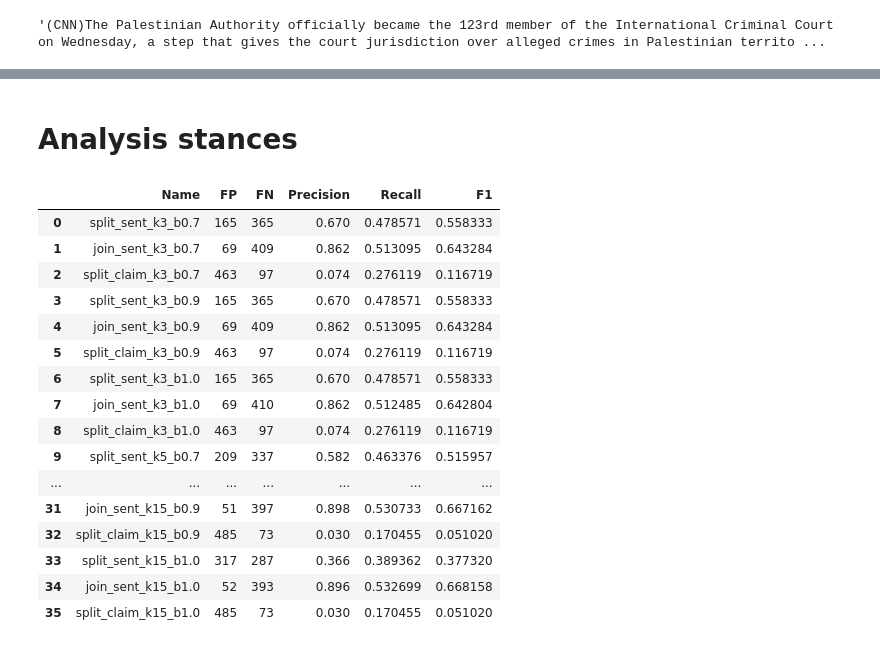
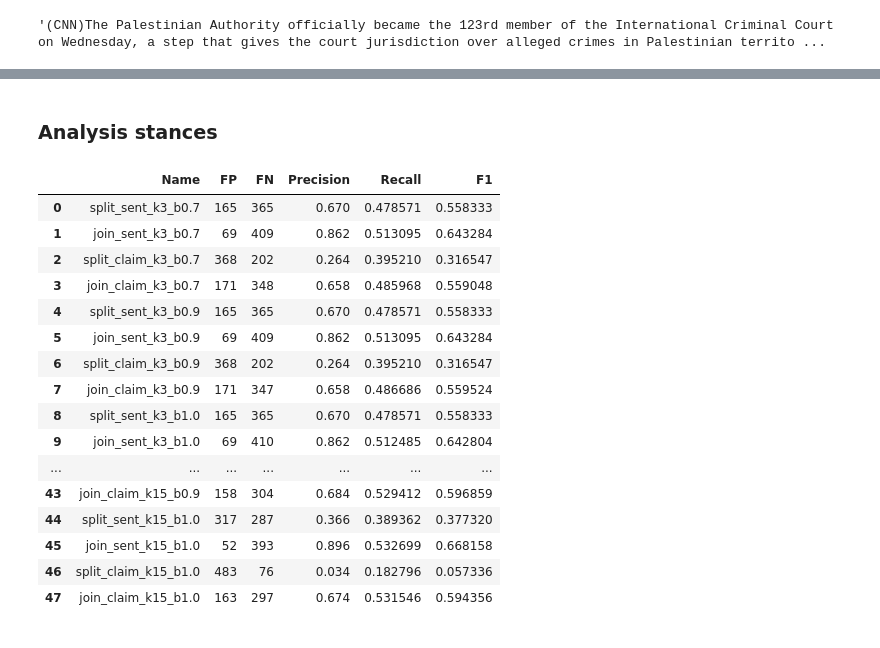
Before and after one commit to kevin-rn/Efficient-Fact-checking, a Jupyter notebook: fact_check.ipynb, the cells around one changed output, grey strips where cells are left out. Saved outputs shown, nothing was run; the diff lists cells and outputs as text; code cells hidden in the pictures.

Commit message:
Update fact-check to include split-up claim sentences

```diff
--- a/fact_check.ipynb
+++ b/fact_check.ipynb
@@ -134,23 +127,43 @@ sampled_df.to_csv(f'data/halueval/sample_df_{total_docs}.csv', index=False)
 # %%
 class KnnSearch:
     def __init__(self, emb_dim=384):
+        """
+          Initialize the KnnSearch class.
+          Parameters: emb_dim - The dimension of the embeddings used for similarity calculation. Default is 384 (sentence transformer dim).
+        """
         self.annoy = AnnoyIndex(384, metric="angular")
         self.model = SentenceTransformer('sentence-transformers/paraphrase-MiniLM-L6-v2')
         self.emb_dim = emb_dim
 
     def get_embeddings_for_data(self, data_ls):
+        """
+          Parameters: data_ls - A list of sentences or phrases.
+          Returns: An array of sentence embeddings.
+        """
         embeddings = self.model.encode(data_ls)
         return embeddings
 
     def standardize_normalize_cosine_similarities(self, cosine_similarities):
+        """
+          Parameters: cosine_similarities - An array of cosine similarity scores.
+          Returns: An array of standardized and normalized cosine similarity scores.
+        """
         cosine_sims_norm = (cosine_similarities - np.min(cosine_similarities)) / (np.max(cosine_similarities) - np.min(cosine_similarities))
         cosine_sims_norm = 0.5 + (cosine_sims_norm - np.mean(cosine_sims_norm)) / np.std(cosine_sims_norm)
         return cosine_sims_norm
 
     def max_normalize_cosine_similarities(self, cosine_similarities):
+        """
+          Parameters: cosine_similarities - An array of cosine similarity scores.
+          Returns: An array of max-normalized cosine similarity scores.
+        """
         return 1 / np.max(cosine_similarities) * cosine_similarities.squeeze(axis=1)
 
     def max_normalize_cosine_similarities_pairwise(self, cosine_similarities):
+        """
+          Parameters: cosine_similarities - An array of pairwise cosine similarity scores.
+          Returns: An array of max-normalized pairwise cosine similarity scores.
+        """
         cosine_sims_norm = np.copy(cosine_similarities)
         np.fill_diagonal(cosine_sims_norm, np.NaN)
         cosine_sims_norm = (cosine_similarities - np.nanmin(cosine_similarities, axis=0)) / (np.nanmax(cosine_similarities, axis=0) - np.nanmin(cosine_similarities, axis=0))
@@ -158,6 +171,18 @@ class KnnSearch:
         return cosine_sims_norm
 
     def get_top_nn_neighbours(self, df_name, df_input, df_index, claim, k, beta):
+        """
+          Retrieve the top N nearest neighbors for a given claim from a dataset.
+
+          Parameters:
+              df_name - The name of the dataset.
+              df_input - The input dataframe containing sentence data.
+              df_index - The index of the claim in the input dataframe.
+              claim - The claim for which to find nearest neighbors.
+              k - The number of nearest neighbors to retrieve.
+              beta - The weight parameter to balance text similarity and diversity (MMR).
+          Returns: A list of top-K nearest neighbor sentences.
+        """
         annoy_index = df_input['index'][df_index]
         self.annoy.load(f"data/{df_name}/annoy/{annoy_index}_{df_name}.annoy")
 
@@ -165,11 +190,7 @@ class KnnSearch:
         top_matches = self.annoy.get_nns_by_vector(new_emb, k)
         evidence_sentences =  [df_input["sentences"][df_index][i] for i in top_matches]
         evidence_embeddings = self.get_embeddings_for_data(evidence_sentences)
-        # top_sentences = []
-        # for idx, similarity in sorted(enumerate(text_sims[0]), key=lambda x: x[1], reverse=True):
-        #     if similarity > beta:
-        #       top_sentences.append(evidence_sentences[idx])
-        # return top_sentences
+        # top_sent = [evidence_sentences[idx] for idx, similarity in sorted(enumerate(text_sims[0]), key=lambda x: x[1], reverse=True) if similarity > beta]
 
         text_sims = cosine_similarity(evidence_embeddings,[new_emb]).tolist()
         candidate_sims = cosine_similarity(evidence_embeddings)
@@ -184,7 +205,6 @@ class KnnSearch:
         selected_data_indices.append(best_idx)
         unselected_data_indices.remove(best_idx)
 
-        # Select top N data
         for _ in range(min(data_len, k) - 1):
             unselected_data_distances_to_text = text_sims_norm[unselected_data_indices, :]
             unselected_data_distances_pairwise = phrase_sims_norm[unselected_data_indices][:,selected_data_indices]
@@ -192,7 +212,6 @@ class KnnSearch:
             if unselected_data_distances_pairwise.ndim == 1:
                 unselected_data_distances_pairwise = np.expand_dims(unselected_data_distances_pairwise, axis=1)
 
-            # find new candidate with MMR retrieval
             idx = int(np.argmax(beta * unselected_data_distances_to_text - (1 - beta) * np.max(unselected_data_distances_pairwise, axis=1).reshape(-1, 1)))
             best_idx = unselected_data_indices[idx]
 
@@ -303,8 +310,9 @@ Final label: refute
+# %% [markdown]
+### Analysis stances
 # %%
 k_vals = [3, 5, 10, 15]
 beta_vals = [0.7, 0.9, 1.0]
-fact_types = ['split_sent', 'join_sent']
-# fact_types = ['split_sent', 'join_sent', 'split_claim']
+fact_types = ['split_sent', 'join_sent', 'split_claim', 'join_claim']
 total_docs = 500
 
 df_basis = pd.read_csv(f'data/halueval/sample_df_{total_docs}.csv')
@@ -329,43 +337,41 @@ for fact_type in tqdm(fact_types, desc="Main Loop"):
 
       sampled_df.drop(columns=['sentences'], inplace=True)
       sampled_df.to_csv(f'results/halueval/sampled_{total_docs}/sampled_k{kv}_b{bv}_{fact_type}.csv', index=False)
-# %% [markdown]
-# Analysis stances
 # %%
 df_stances = pd.DataFrame(columns=['Name', 'FP', 'FN', 'Precision', 'Recall', 'F1'])
-fact_types = ['split_sent', 'join_sent', 'split_claim']
+fact_types = ['split_sent', 'join_sent', 'split_claim', 'join_claim']
 for kv in k_vals:
   for bv in beta_vals:
     for fact_type in fact_types:
       df_temp = pd.read_csv(f'results/halueval/sampled_{total_docs}/sampled_k{kv}_b{bv}_{fact_type}.csv')
       fp = df_temp['right_stance'].value_counts().get('refute', 0)
       fn = df_temp['hallucinated_stance'].value_counts().get('support', 0)
       tp = total_docs - fp
       tn = total_docs - fn
 
       precision = tp / (tp + fp) if (tp + fp) > 0 else 0
       recall = tp / (tp + fn) if (tp + fn) > 0 else 0
       f1_score = 2 * (precision * recall) / (precision + recall) if (precision + recall) > 0 else 0
 
       df_stances = pd.concat([df_stances, pd.DataFrame({'Name': [f'{fact_type}_k{kv}_b{bv}'], 'FP': [fp], 'FN': [fn], 'Precision': [precision], 'Recall': [recall], 'F1': [f1_score]})], ignore_index=True)
 
 df_stances.to_csv(f'results/halueval/sampled_{total_docs}/stance_analysis.csv', index=False)
 df_stances
 # %% [output]
 |  | Name | FP | FN | Precision | Recall | F1 |
 | 0 | split_sent_k3_b0.7 | 165 | 365 | 0.670 | 0.478571 | 0.558333 |
 | 1 | join_sent_k3_b0.7 | 69 | 409 | 0.862 | 0.513095 | 0.643284 |
-| 2 | split_claim_k3_b0.7 | 463 | 97 | 0.074 | 0.276119 | 0.116719 |
-| 3 | split_sent_k3_b0.9 | 165 | 365 | 0.670 | 0.478571 | 0.558333 |
-| 4 | join_sent_k3_b0.9 | 69 | 409 | 0.862 | 0.513095 | 0.643284 |
-| 5 | split_claim_k3_b0.9 | 463 | 97 | 0.074 | 0.276119 | 0.116719 |
-| 6 | split_sent_k3_b1.0 | 165 | 365 | 0.670 | 0.478571 | 0.558333 |
-| 7 | join_sent_k3_b1.0 | 69 | 410 | 0.862 | 0.512485 | 0.642804 |
-| 8 | split_claim_k3_b1.0 | 463 | 97 | 0.074 | 0.276119 | 0.116719 |
-| 9 | split_sent_k5_b0.7 | 209 | 337 | 0.582 | 0.463376 | 0.515957 |
+| 2 | split_claim_k3_b0.7 | 368 | 202 | 0.264 | 0.395210 | 0.316547 |
+| 3 | join_claim_k3_b0.7 | 171 | 348 | 0.658 | 0.485968 | 0.559048 |
+| 4 | split_sent_k3_b0.9 | 165 | 365 | 0.670 | 0.478571 | 0.558333 |
+| 5 | join_sent_k3_b0.9 | 69 | 409 | 0.862 | 0.513095 | 0.643284 |
+| 6 | split_claim_k3_b0.9 | 368 | 202 | 0.264 | 0.395210 | 0.316547 |
+| 7 | join_claim_k3_b0.9 | 171 | 347 | 0.658 | 0.486686 | 0.559524 |
+| 8 | split_sent_k3_b1.0 | 165 | 365 | 0.670 | 0.478571 | 0.558333 |
+| 9 | join_sent_k3_b1.0 | 69 | 410 | 0.862 | 0.512485 | 0.642804 |
 | ... | ... | ... | ... | ... | ... | ... |
-| 31 | join_sent_k15_b0.9 | 51 | 397 | 0.898 | 0.530733 | 0.667162 |
-| 32 | split_claim_k15_b0.9 | 485 | 73 | 0.030 | 0.170455 | 0.051020 |
-| 33 | split_sent_k15_b1.0 | 317 | 287 | 0.366 | 0.389362 | 0.377320 |
-| 34 | join_sent_k15_b1.0 | 52 | 393 | 0.896 | 0.532699 | 0.668158 |
-| 35 | split_claim_k15_b1.0 | 485 | 73 | 0.030 | 0.170455 | 0.051020 |
+| 43 | join_claim_k15_b0.9 | 158 | 304 | 0.684 | 0.529412 | 0.596859 |
+| 44 | split_sent_k15_b1.0 | 317 | 287 | 0.366 | 0.389362 | 0.377320 |
+| 45 | join_sent_k15_b1.0 | 52 | 393 | 0.896 | 0.532699 | 0.668158 |
+| 46 | split_claim_k15_b1.0 | 483 | 76 | 0.034 | 0.182796 | 0.057336 |
+| 47 | join_claim_k15_b1.0 | 163 | 297 | 0.674 | 0.531546 | 0.594356 |
```
Also changed, not shown: parts of 13 cells of this notebook.
